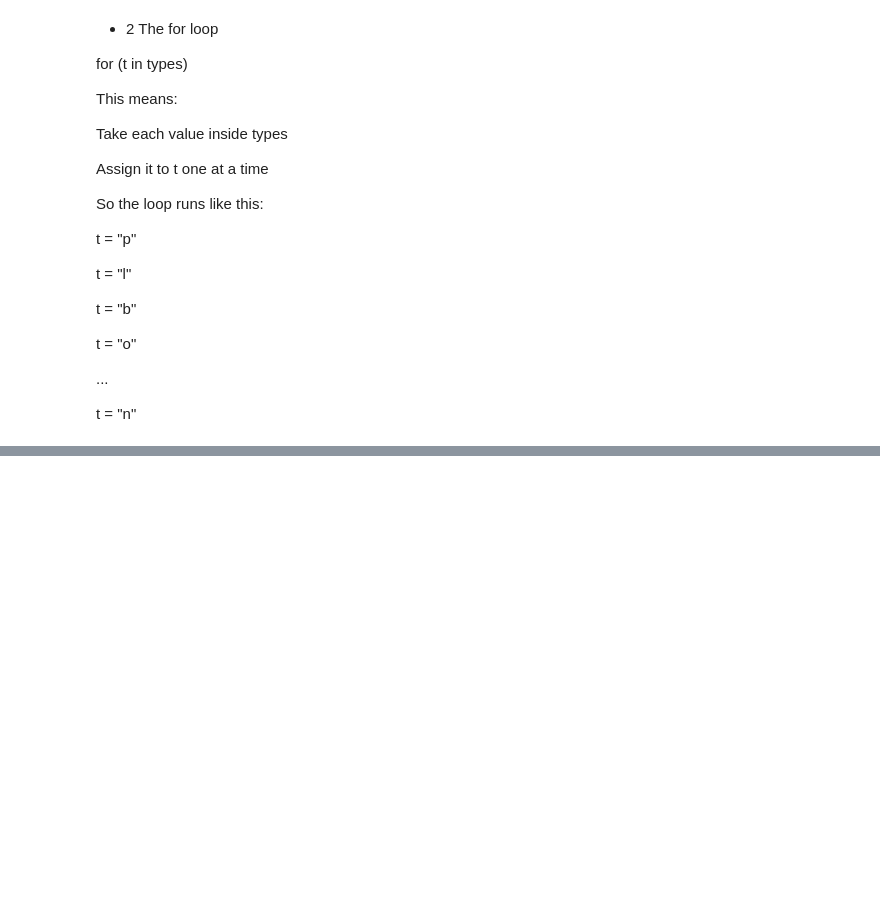
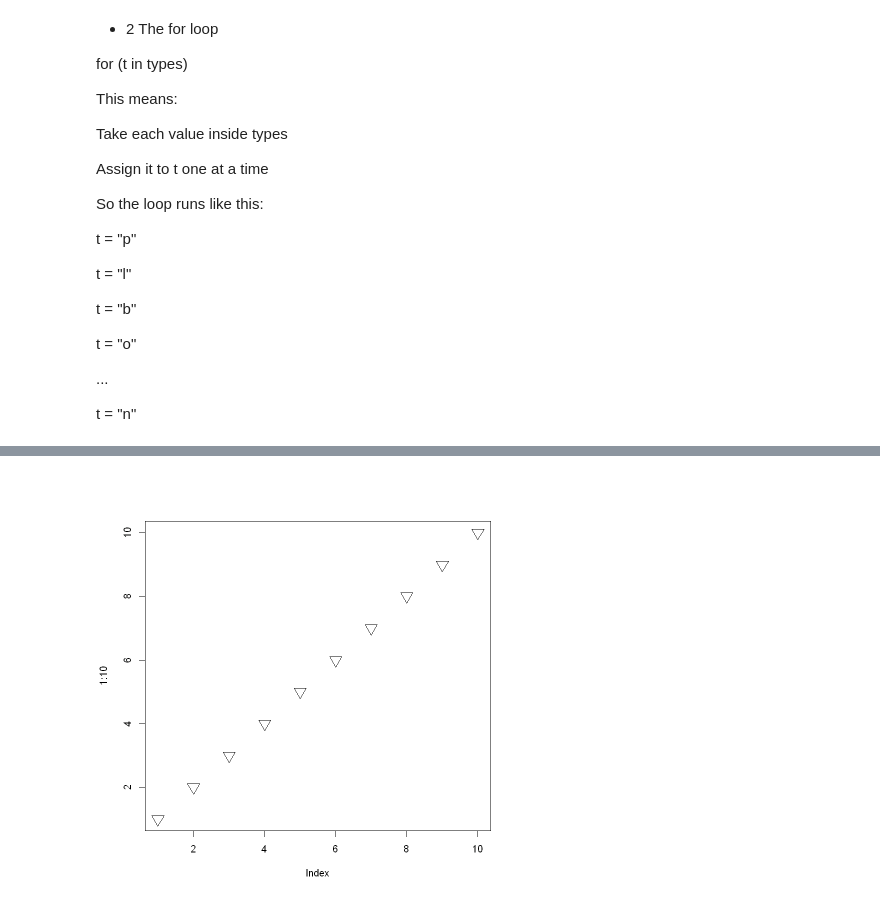
Before and after one commit to prodigy234/Complete_Data_Science_Full_Course, a Jupyter notebook: R Programming/17.R Plotting.ipynb, the cells around one changed output, grey strips where cells are left out. Drawn from its saved outputs; the diff is of its cells as text; code cells hidden in the pictures; blank space fills up the shorter version.

```diff
--- a/R Programming/17.R Plotting.ipynb
+++ b/R Programming/17.R Plotting.ipynb
@@ -203,0 +237,5 @@ t = "n"
+# %%
+# Example
+plot(1:10, pch=25, cex=2)
+# %% [output]
+[figure, added]
```
Also changed, not shown: parts of 37 cells of this notebook.
